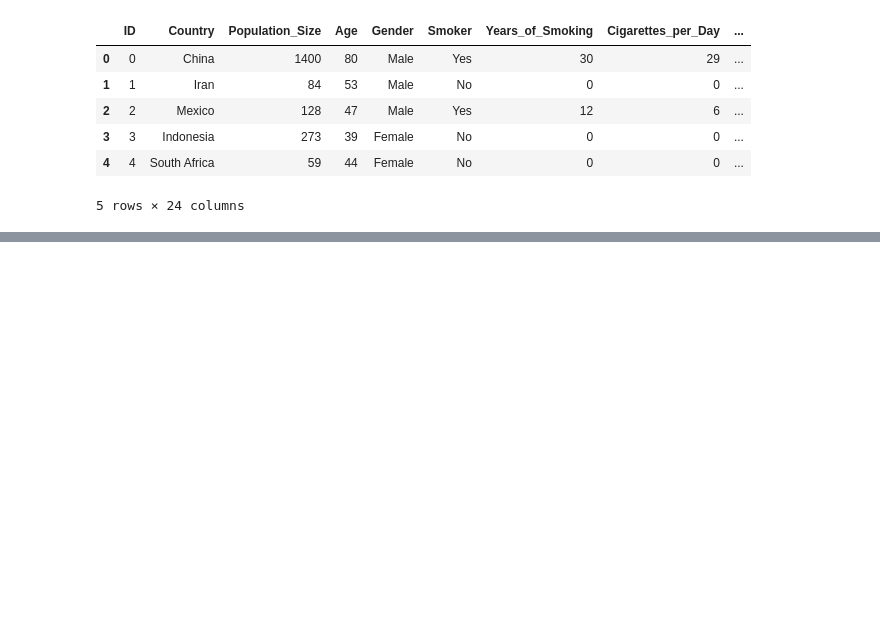
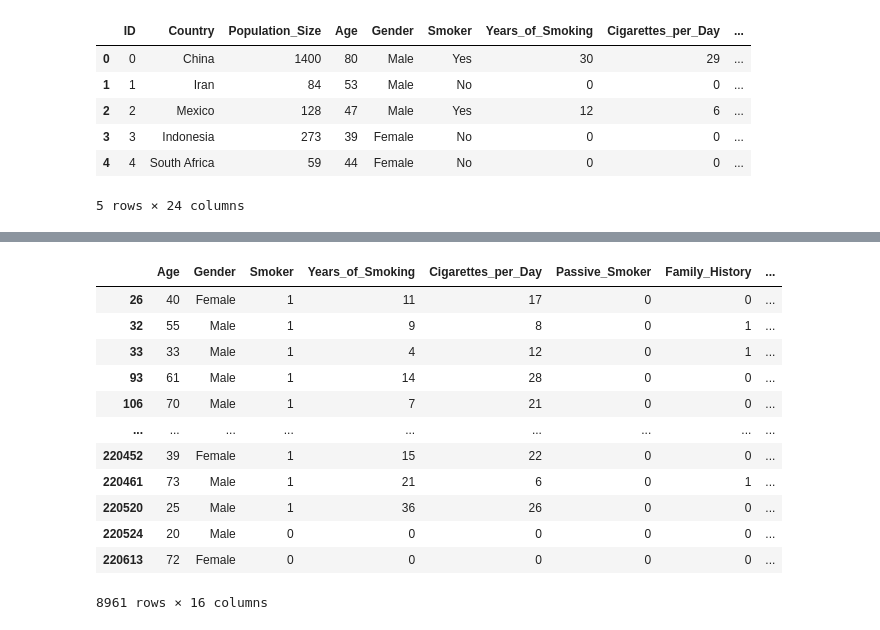
Before and after one commit to kacpert20/machine_learning_lung_cancer, a Jupyter notebook: presentation1.ipynb, the cells around one changed output, grey strips where cells are left out. Saved outputs shown, nothing was run; the diff lists cells and outputs as text; code cells hidden in the pictures; blank space fills up the shorter version.

```diff
--- a/presentation1.ipynb
+++ b/presentation1.ipynb
@@ -31,0 +114,17 @@ Index(['ID', 'Country', 'Population_Size', 'Age', 'Gender', 'Smoker',
+# %%
+df = df.replace({"Yes": 1, "No": 0})
+df
+# %% [output]
+|  | Age | Gender | Smoker | Years_of_Smoking | Cigarettes_per_Day | Passive_Smoker | Family_History | ... |
+| 26 | 40 | Female | 1 | 11 | 17 | 0 | 0 | ... |
+| 32 | 55 | Male | 1 | 9 | 8 | 0 | 1 | ... |
+| 33 | 33 | Male | 1 | 4 | 12 | 0 | 1 | ... |
+| 93 | 61 | Male | 1 | 14 | 28 | 0 | 0 | ... |
+| 106 | 70 | Male | 1 | 7 | 21 | 0 | 0 | ... |
+| ... | ... | ... | ... | ... | ... | ... | ... | ... |
+| 220452 | 39 | Female | 1 | 15 | 22 | 0 | 0 | ... |
+| 220461 | 73 | Male | 1 | 21 | 6 | 0 | 1 | ... |
+| 220520 | 25 | Male | 1 | 36 | 26 | 0 | 0 | ... |
+| 220524 | 20 | Male | 0 | 0 | 0 | 0 | 0 | ... |
+| 220613 | 72 | Female | 0 | 0 | 0 | 0 | 0 | ... |
+8961 rows × 16 columns
```
Also changed, not shown: parts of 13 cells of this notebook.
